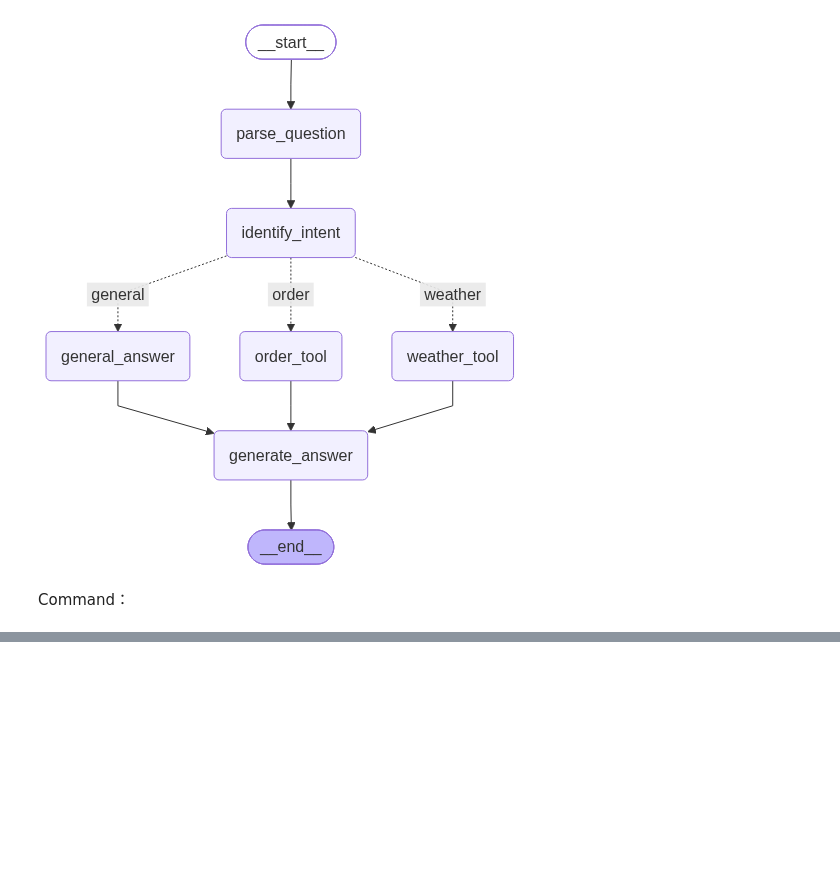
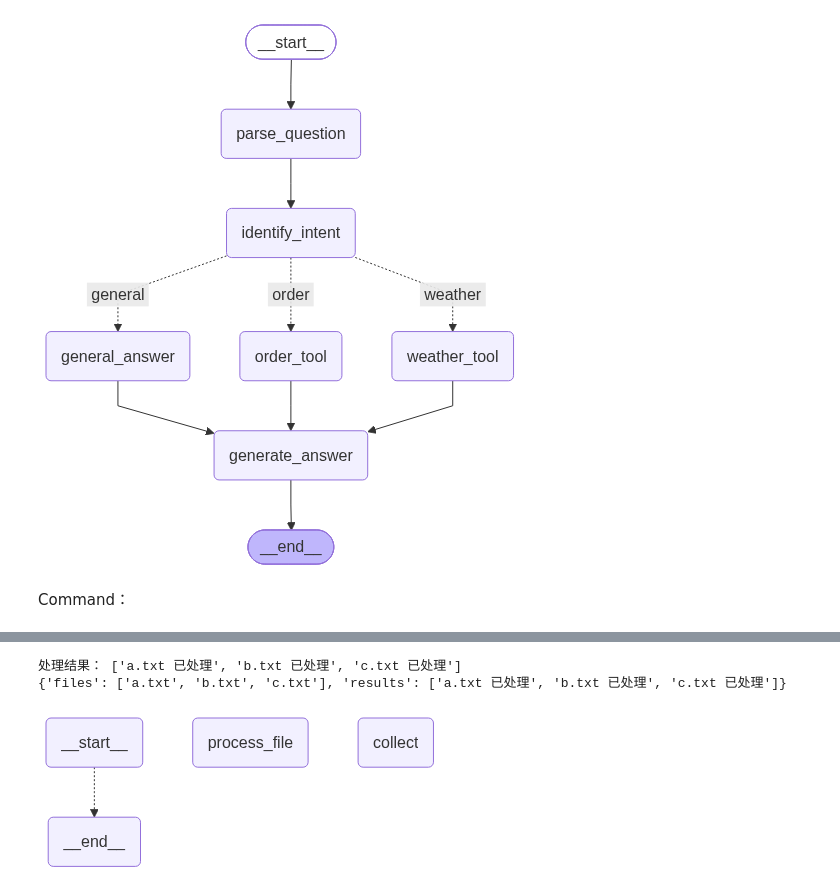
Before and after one commit to Quan-Mou/python-study, a Jupyter notebook: langgraph-learning/src/langgraph_learning/edge.ipynb, the cells around one changed output, grey strips where cells are left out. Saved outputs shown, nothing was run; the diff lists cells and outputs as text; code cells hidden in the pictures; blank space fills up the shorter version.

```diff
--- a/langgraph-learning/src/langgraph_learning/edge.ipynb
+++ b/langgraph-learning/src/langgraph_learning/edge.ipynb
@@ -262,0 +381,59 @@ def identify_route(state: State) -> Command[Literal["节点1","节点2","more"]]
+# %%
+from typing import TypedDict, Annotated
+import operator
+from langgraph.types import Send
+from langgraph.graph import StateGraph, START, END
+
+
+class State(TypedDict, total=False):
+    files: list[str]
+    file_result: str
+    results: Annotated[list[str], operator.add]
+
+
+def dispatch(state: State):
+    files = state.get("files", [])
+    """"
+        这个返回值的意思是构造一个列表，列表里的每个元素都是一个 Send 对象，等价于下面的写法：
+        result = []
+        for file in files:
+            send_obj = Send("process_file", {"file": file})
+            result.append(send_obj)
+        return result
+
+    """
+    return [
+        Send("process_file", {"file": file})
+        for file in files
+    ]
+
+
+
+def process_file(state: dict):
+    file = state["file"]
+    return {"results": [f"{file} 已处理"]}
+
+
+def collect(state: State):
+    print("处理结果：", state["results"])
+    return {}
+
+
+builder = StateGraph(State)
+
+builder.add_node("process_file", process_file)
+builder.add_node("collect", collect)
+
+builder.add_conditional_edges(START, dispatch)
+builder.add_edge("process_file", "collect")
+builder.add_edge("collect", END)
+
+graph = builder.compile()
+
+res = graph.invoke({"files": ["a.txt", "b.txt", "c.txt"]})
+print(res)
+display(graph)
+# %% [output]
+处理结果： ['a.txt 已处理', 'b.txt 已处理', 'c.txt 已处理']
+{'files': ['a.txt', 'b.txt', 'c.txt'], 'results': ['a.txt 已处理', 'b.txt 已处理', 'c.txt 已处理']}
+[figure, added]
```
Also changed, not shown: parts of 3 cells of this notebook, 16 other files.
